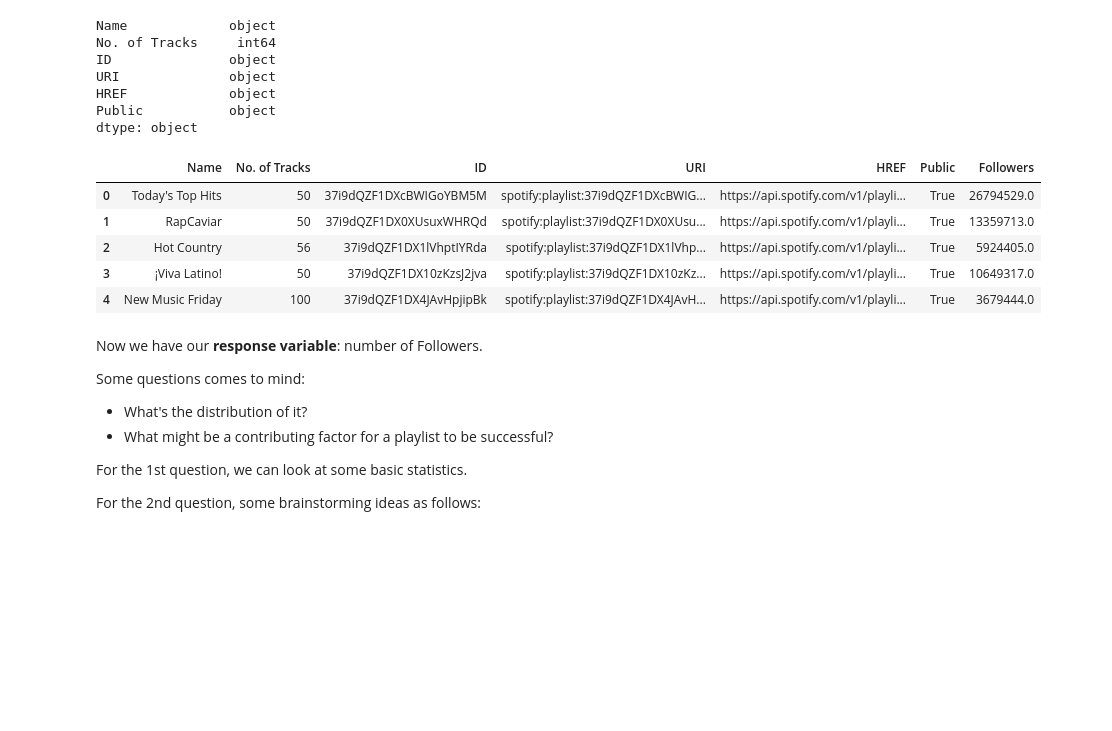
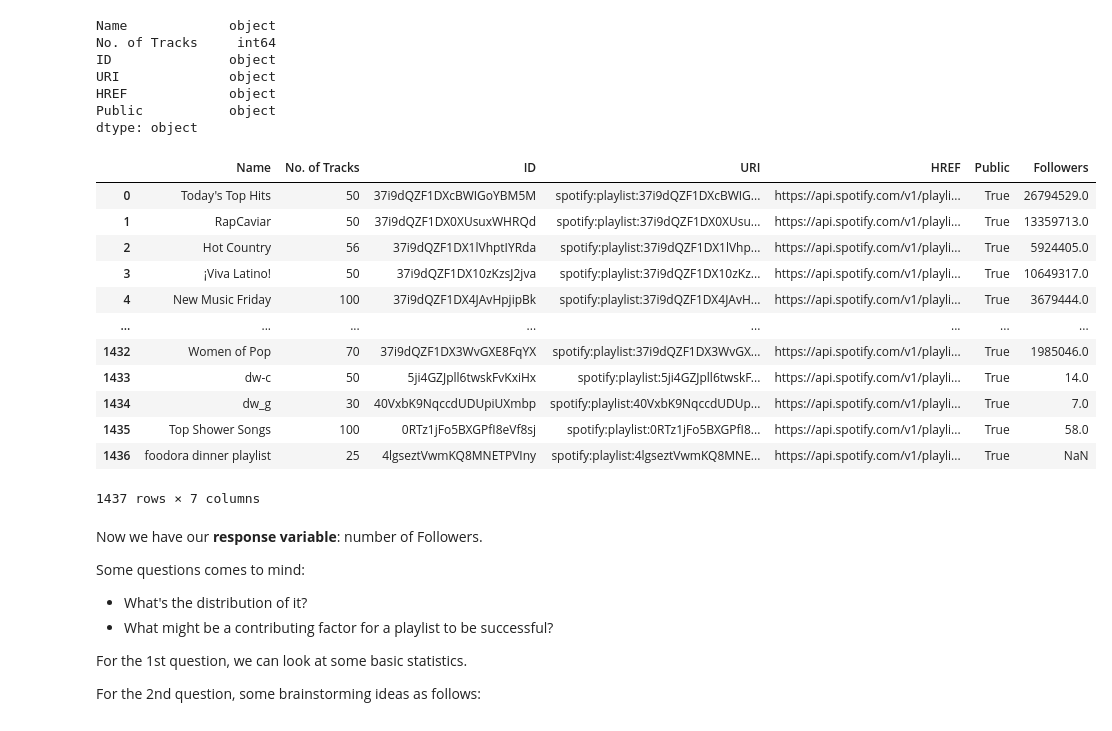
Before and after one commit to jinhuizi-fu/fun_projects, a Jupyter notebook: 2_spotify_analysis/spotify_pred.ipynb, the cells around one changed output. Cells and saved outputs as stored; diff of their text form; code cells hidden in the pictures; blank space fills up the shorter version.

```diff
--- a/2_spotify_analysis/spotify_pred.ipynb
+++ b/2_spotify_analysis/spotify_pred.ipynb
@@ -108,14 +108,21 @@ for i in range(0, len(data['URI'])-1):
 # %%
 # Add a new column for followers
 data['Followers'] = pd.DataFrame({'Followers': playlist_follower})
-data.head()
+data
 # %% [output]
 |  | Name | No. of Tracks | ID | URI | HREF | Public | Followers |
 | 0 | Today's Top Hits | 50 | 37i9dQZF1DXcBWIGoYBM5M | spotify:playlist:37i9dQZF1DXcBWIG... | https://api.spotify.com/v1/playli... | True | 26794529.0 |
 | 1 | RapCaviar | 50 | 37i9dQZF1DX0XUsuxWHRQd | spotify:playlist:37i9dQZF1DX0XUsu... | https://api.spotify.com/v1/playli... | True | 13359713.0 |
 | 2 | Hot Country | 56 | 37i9dQZF1DX1lVhptIYRda | spotify:playlist:37i9dQZF1DX1lVhp... | https://api.spotify.com/v1/playli... | True | 5924405.0 |
 | 3 | ¡Viva Latino! | 50 | 37i9dQZF1DX10zKzsJ2jva | spotify:playlist:37i9dQZF1DX10zKz... | https://api.spotify.com/v1/playli... | True | 10649317.0 |
 | 4 | New Music Friday | 100 | 37i9dQZF1DX4JAvHpjipBk | spotify:playlist:37i9dQZF1DX4JAvH... | https://api.spotify.com/v1/playli... | True | 3679444.0 |
+| ... | ... | ... | ... | ... | ... | ... | ... |
+| 1432 | Women of Pop | 70 | 37i9dQZF1DX3WvGXE8FqYX | spotify:playlist:37i9dQZF1DX3WvGX... | https://api.spotify.com/v1/playli... | True | 1985046.0 |
+| 1433 | dw-c | 50 | 5ji4GZJpll6twskFvKxiHx | spotify:playlist:5ji4GZJpll6twskF... | https://api.spotify.com/v1/playli... | True | 14.0 |
+| 1434 | dw_g | 30 | 40VxbK9NqccdUDUpiUXmbp | spotify:playlist:40VxbK9NqccdUDUp... | https://api.spotify.com/v1/playli... | True | 7.0 |
+| 1435 | Top Shower Songs | 100 | 0RTz1jFo5BXGPfI8eVf8sj | spotify:playlist:0RTz1jFo5BXGPfI8... | https://api.spotify.com/v1/playli... | True | 58.0 |
+| 1436 | foodora dinner playlist | 25 | 4lgseztVwmKQ8MNETPVIny | spotify:playlist:4lgseztVwmKQ8MNE... | https://api.spotify.com/v1/playli... | True | NaN |
+1437 rows × 7 columns
 # %%
 # save a copy of this data as a csv file
 data.to_csv("/Users/fujinhuizi/Documents/GitHub/data/spotify/spotify_pl.csv")
```
Also changed, not shown: parts of 4 cells of this notebook.
